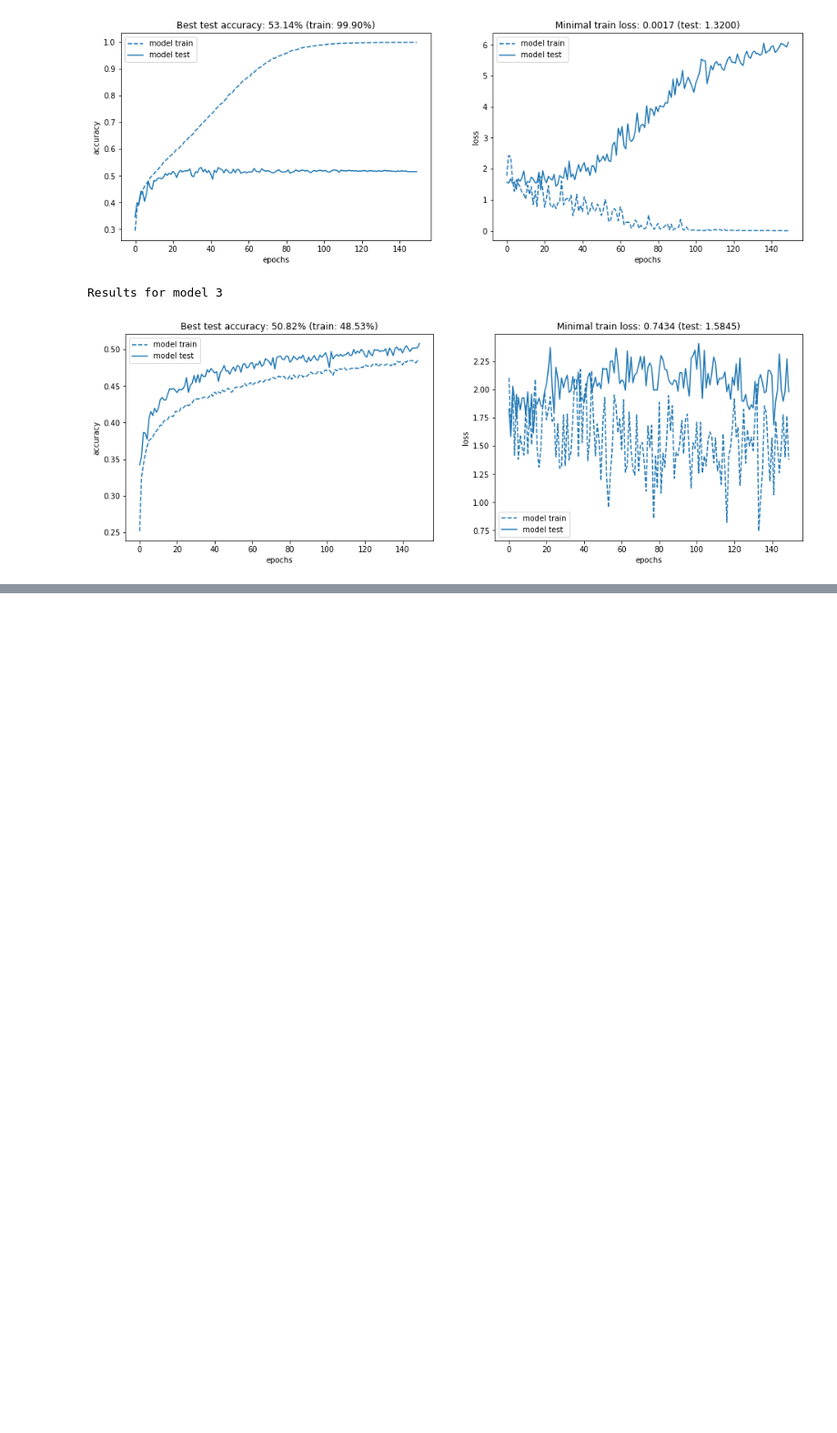
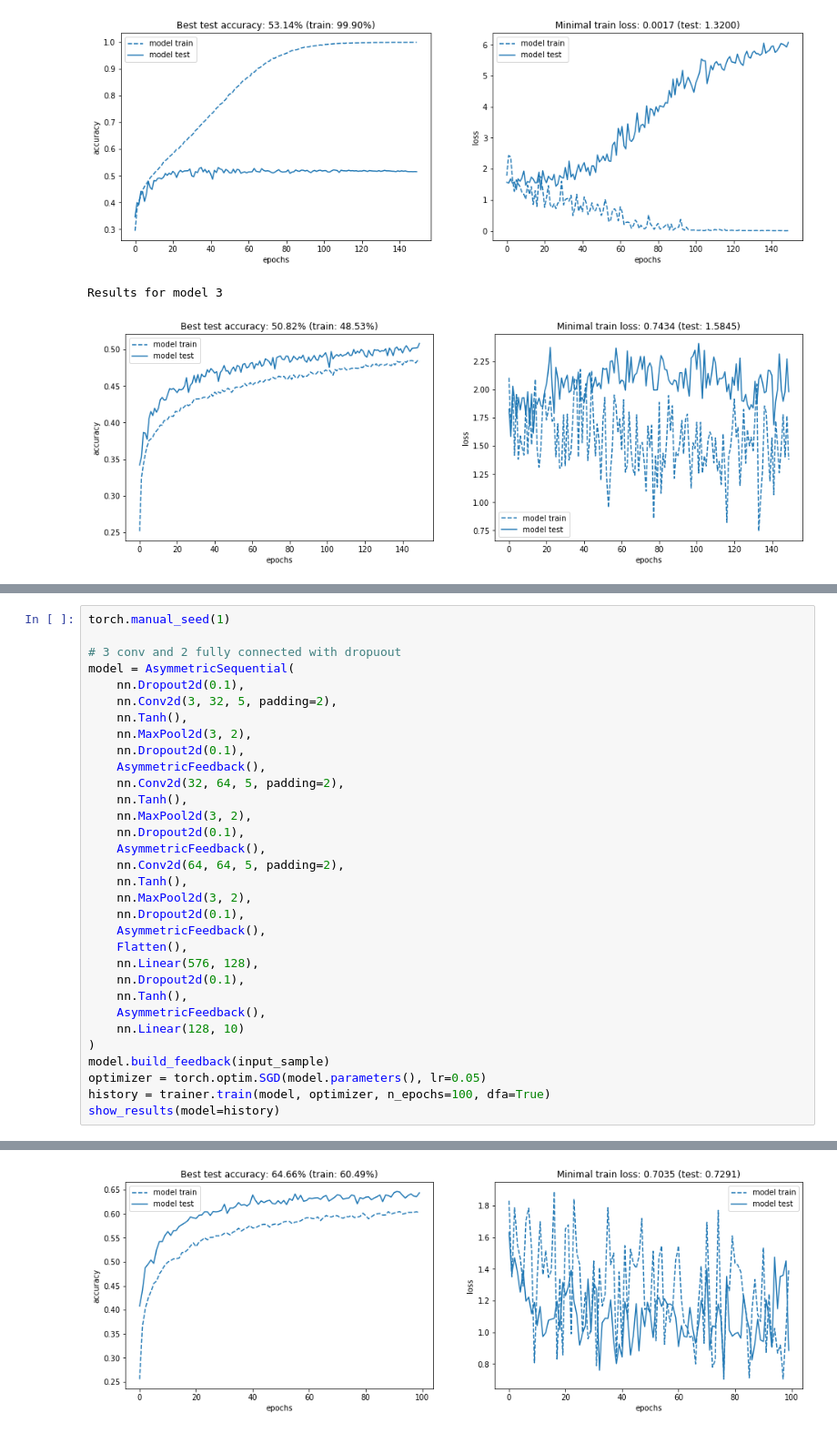
Before and after one commit to rafalk342/dfa-experiments, a Jupyter notebook: notebook.ipynb, the cells around one changed output, grey strips where cells are left out. Shown at 91% size. Saved outputs shown, nothing was run; the diff lists cells and outputs as text; blank space fills up the shorter version.

```diff
--- a/ran_experiments_better.ipynb
+++ b/notebook.ipynb
@@ -822,0 +944,33 @@ Results for model 3
+# %%
+torch.manual_seed(1)
+
+# 3 conv and 2 fully connected with dropuout
+model = AsymmetricSequential(
+    nn.Dropout2d(0.1),
+    nn.Conv2d(3, 32, 5, padding=2),
+    nn.Tanh(),
+    nn.MaxPool2d(3, 2),
+    nn.Dropout2d(0.1),
+    AsymmetricFeedback(),
+    nn.Conv2d(32, 64, 5, padding=2),
+    nn.Tanh(),
+    nn.MaxPool2d(3, 2),
+    nn.Dropout2d(0.1),
+    AsymmetricFeedback(),
+    nn.Conv2d(64, 64, 5, padding=2),
+    nn.Tanh(),
+    nn.MaxPool2d(3, 2),
+    nn.Dropout2d(0.1),
+    AsymmetricFeedback(),
+    Flatten(),
+    nn.Linear(576, 128),
+    nn.Dropout2d(0.1),
+    nn.Tanh(),
+    AsymmetricFeedback(),
+    nn.Linear(128, 10)
+)
+model.build_feedback(input_sample)
+optimizer = torch.optim.SGD(model.parameters(), lr=0.05)
+history = trainer.train(model, optimizer, n_epochs=100, dfa=True)
+show_results(model=history)
+# %% [output]
@@ -822,0 +987 @@ Results for model 3
+[figure, added]
```
Also changed, not shown: parts of 10 cells of this notebook, 3 other files.
